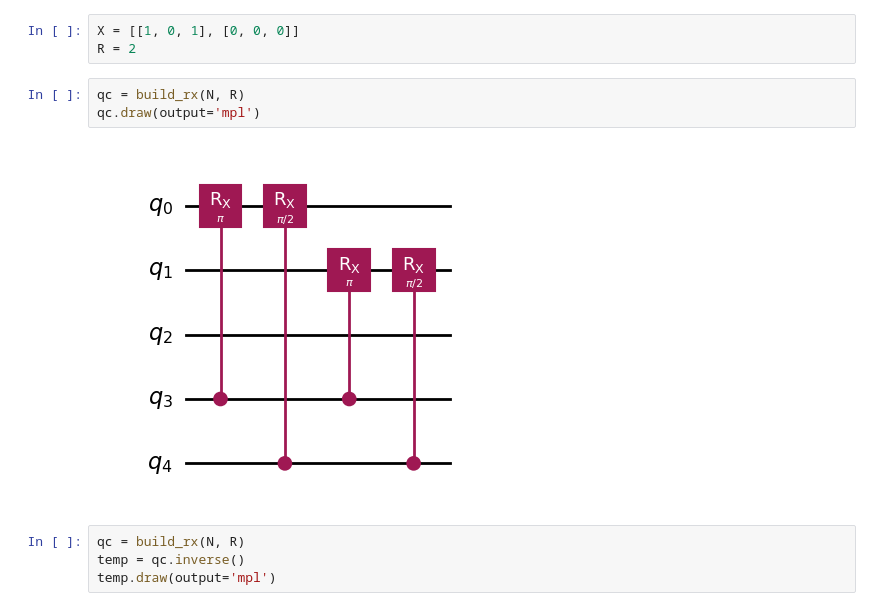
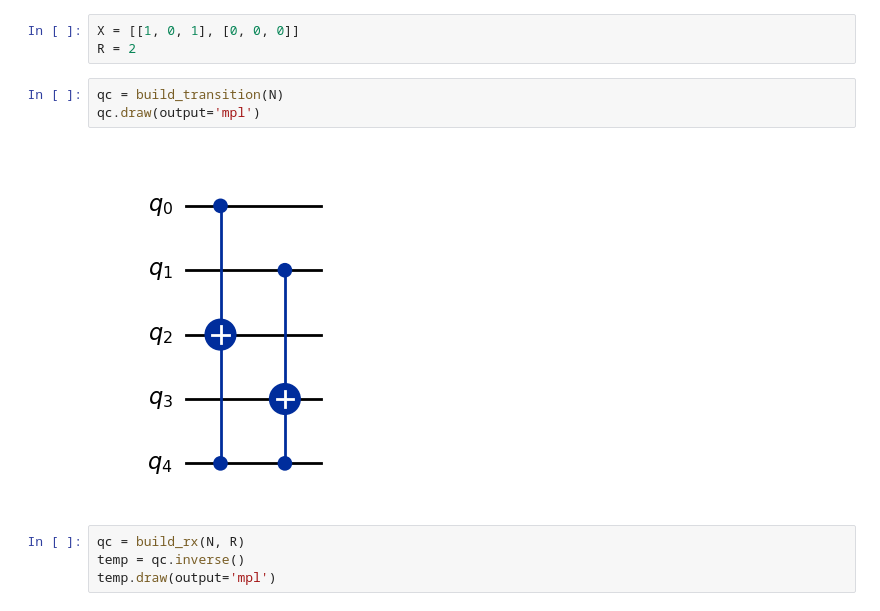
Before and after one commit to Jaybit0/QML, a Jupyter notebook: Qiskit_Modules/test.ipynb, the cells around one changed output. Cells and saved outputs as stored; diff of their text form.

Commit message:
initial build circuit data

```diff
--- a/Qiskit_Modules/test.ipynb
+++ b/Qiskit_Modules/test.ipynb
@@ -215,10 +221,10 @@ print(list(range(N + 1, N + R - 1)))
 X = [[1, 0, 1], [0, 0, 0]]
 R = 2
 # %%
-qc = build_rx(N, R)
+qc = build_transition(N)
 qc.draw(output='mpl')
 # %% [output]
-[figure, old version]
+[figure, new version]
 # %%
 qc = build_rx(N, R)
 temp = qc.inverse()
```
Also changed, not shown: parts of 3 cells of this notebook, 2 other files.
